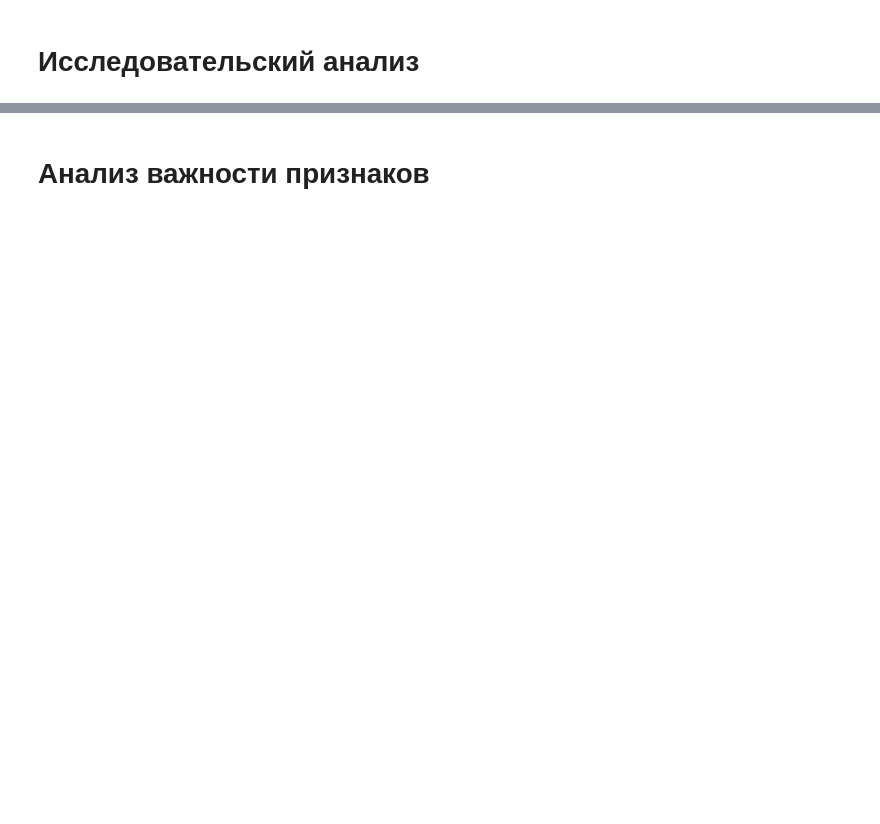
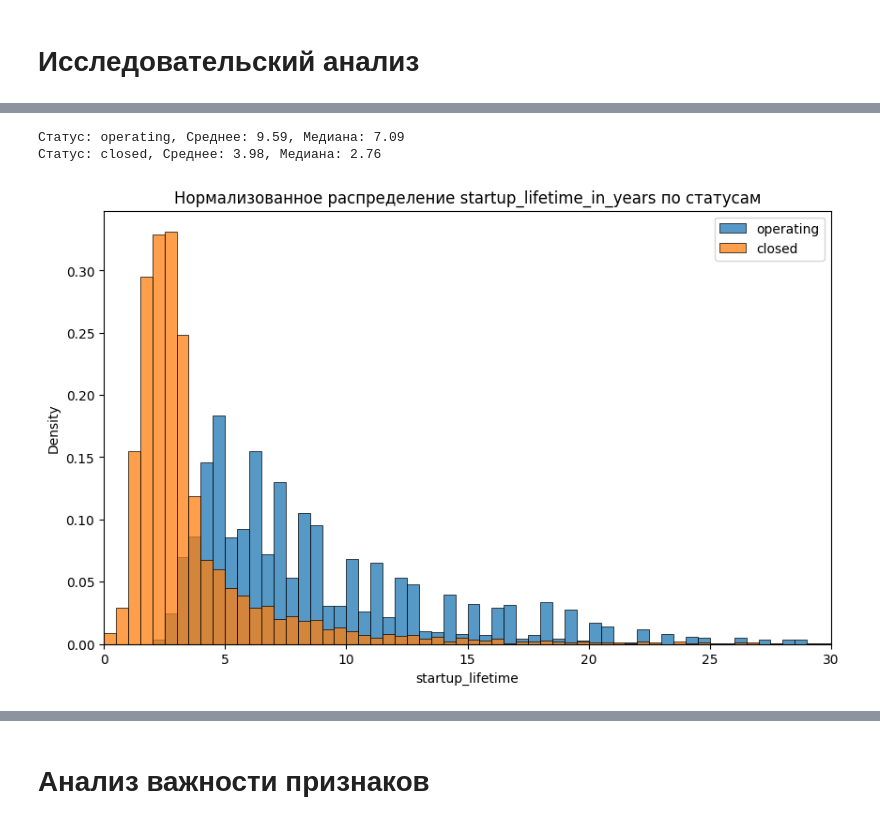
Before and after one commit to IvanovMaxim1992/Masterskay, a Jupyter notebook: Мастерская1.ipynb, the cells around one changed output, grey strips where cells are left out. Saved outputs shown, nothing was run; the diff lists cells and outputs as text; code cells hidden in the pictures; blank space fills up the shorter version.

```diff
--- a/Мастерская1.ipynb
+++ b/Мастерская1.ipynb
@@ -1040,0 +584,33 @@ preprocessor = ColumnTransformer(
+# %%
+# Создание новых признаков
+def create_features(df):
+    df['startup_lifetime'] = (df['closed_at'] - df['founded_at']).dt.days
+    df['time_to_first_funding'] = (df['first_funding_at'] - df['founded_at']).dt.days
+    df['funding_duration'] = (df['last_funding_at'] - df['first_funding_at']).dt.days
+    df['time_since_last_funding'] = (df['closed_at'] - df['last_funding_at']).dt.days
+
+    # Удаление оригинальных столбцов
+    df = df.drop(columns=['closed_at', 'founded_at', 'first_funding_at', 'last_funding_at'])
+
+    return df
+
+df = create_features(df)
+
+
+# Построение графиков для каждого нового признака
+feature = 'startup_lifetime'
+time_frame = '_in_years'
+plt.figure(figsize=(10, 6))
+bins = np.arange(0, 51, 0.5)  # создаем корзины с шагом в полгода до 50 лет
+for status in ['operating', 'closed']:
+    data = df[df['status'] == status][feature] / 365.25
+    sns.histplot(data, kde=False, bins=bins, label=status, stat='density')
+    print(f'Статус: {status}, Среднее: {data.mean():.2f}, Медиана: {data.median():.2f}')
+plt.title(f'Нормализованное распределение {feature + time_frame} по статусам')
+plt.legend()
+plt.xlim(0, 30)
+plt.show()
+# %% [output]
+Статус: operating, Среднее: 9.59, Медиана: 7.09
+Статус: closed, Среднее: 3.98, Медиана: 2.76
+[figure, added]
```
Also changed, not shown: parts of 104 cells of this notebook, 1 other file.
